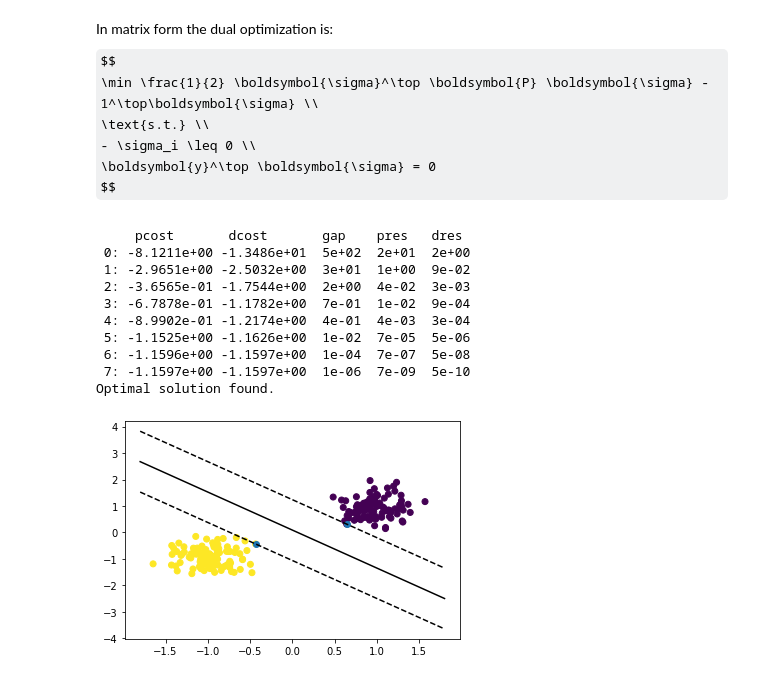
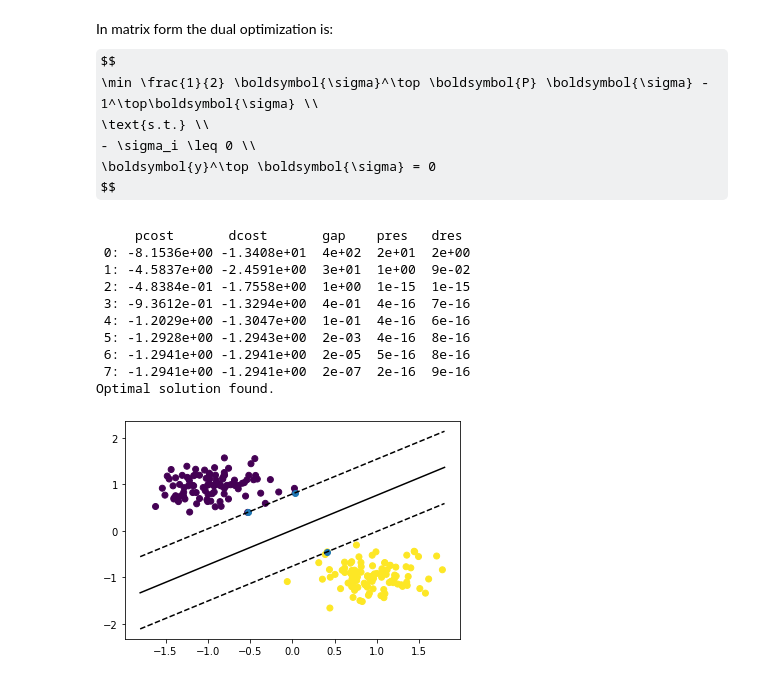
Before and after one commit to ConsciousML/SVM-from-scratch, a Jupyter notebook: Support Vector Machines.ipynb, the cells around one changed output. Saved outputs shown, nothing was run; the diff lists cells and outputs as text; code cells hidden in the pictures; some formulas as TeX source.

```diff
--- a/Support Vector Machines.ipynb
+++ b/Support Vector Machines.ipynb
@@ -19 +21,3 @@ X_s = st.fit_transform(X)
+# %%
+X, y = generate_data()
 # %%
@@ -128,20 +132,20 @@ class SupportVectorClassifier():
         return np.sign(self.project(X))
 # %%
 svc = SupportVectorClassifier(linear_kernel)
-svc.fit(X_s, y)
+svc.fit(X, y)
 # %% [output]
      pcost       dcost       gap    pres   dres
- 0: -8.1211e+00 -1.3486e+01  5e+02  2e+01  2e+00
- 1: -2.9651e+00 -2.5032e+00  3e+01  1e+00  9e-02
- 2: -3.6565e-01 -1.7544e+00  2e+00  4e-02  3e-03
- 3: -6.7878e-01 -1.1782e+00  7e-01  1e-02  9e-04
- 4: -8.9902e-01 -1.2174e+00  4e-01  4e-03  3e-04
- 5: -1.1525e+00 -1.1626e+00  1e-02  7e-05  5e-06
- 6: -1.1596e+00 -1.1597e+00  1e-04  7e-07  5e-08
- 7: -1.1597e+00 -1.1597e+00  1e-06  7e-09  5e-10
+ 0: -8.1536e+00 -1.3408e+01  4e+02  2e+01  2e+00
+ 1: -4.5837e+00 -2.4591e+00  3e+01  1e+00  9e-02
+ 2: -4.8384e-01 -1.7558e+00  1e+00  1e-15  1e-15
+ 3: -9.3612e-01 -1.3294e+00  4e-01  4e-16  7e-16
+ 4: -1.2029e+00 -1.3047e+00  1e-01  4e-16  6e-16
+ 5: -1.2928e+00 -1.2943e+00  2e-03  4e-16  8e-16
+ 6: -1.2941e+00 -1.2941e+00  2e-05  5e-16  8e-16
+ 7: -1.2941e+00 -1.2941e+00  2e-07  2e-16  9e-16
 Optimal solution found.
 # %%
-pred = svc.predict(X_s)
+pred = svc.predict(X)
 # %%
 def f(x, w, b):
     return (-w[0] * x - b) / w[1]
@@ -158,14 +162,15 @@ def plot_svc(X, y, svc, pred):
     yy = a * xx - svc.b[0] / w[1]
 
     # Plot the hyperplane
-    b = svc.sv[0]
+    b = svc.sv[np.where(svc.sv_y == 1.)[0]][0]
+
     yy_down = a * xx + (b[1] - a * b[0])
-    b = svc.sv[1]
+    b = svc.sv[np.where(svc.sv_y == -1.)[0]][0]
     yy_up = a * xx + (b[1] - a * b[0])
     plt.plot(xx, yy, 'k-')
     plt.plot(xx, yy_down, 'k--')
     plt.plot(xx, yy_up, 'k--')
 # %%
-plot_svc(X_s, y, svc, pred)
+plot_svc(X, y, svc, pred)
 # %% [output]
-[figure, old version]
+[figure, new version]
```
Also changed, not shown: parts of 3 cells of this notebook.
